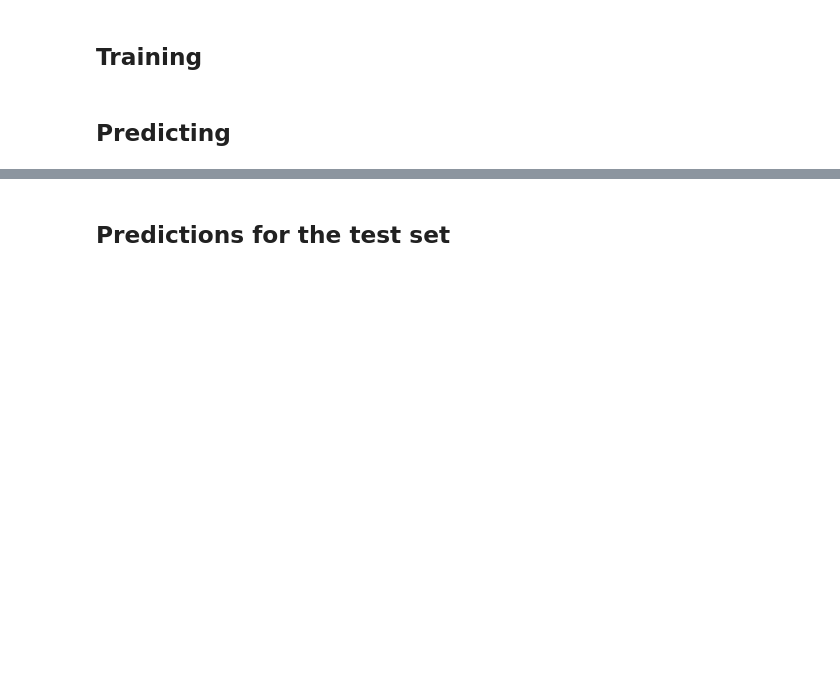
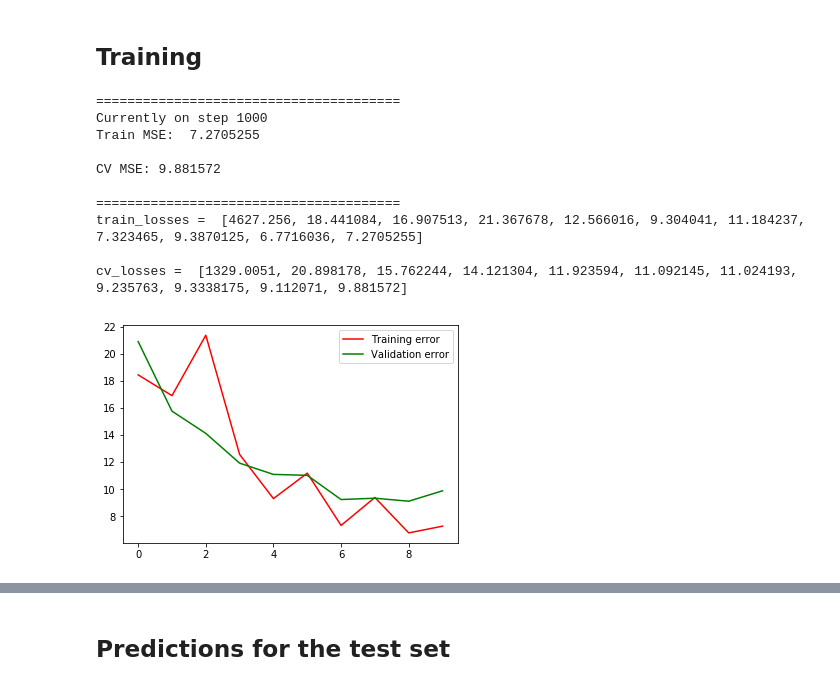
Before and after one commit to sgmig/ml_projects, a Jupyter notebook: kaggle/facial-keypoints-detection/facial_keypoints_CNN_training_Full_File.ipynb, the cells around one changed output, grey strips where cells are left out. Cells and saved outputs as stored; diff of their text form; code cells hidden in the pictures; blank space fills up the shorter version.

```diff
--- a/kaggle/facial-keypoints-detection/facial_keypoints_CNN_training_Full_File.ipynb
+++ b/kaggle/facial-keypoints-detection/facial_keypoints_CNN_training_Full_File.ipynb
@@ -230,10 +291,8 @@ keypoints_pred = normal_full_layer(full_one_dropout,30)
 # %%
-# LOSS FUNCTION
-
 masked_loss = tf.reduce_mean(tf.square(
-        tf.boolean_mask(keypoints_pred-keypoints_true, tf.is_finite(keypoints_true) )
+    tf.boolean_mask(keypoints_pred - keypoints_true,
+                        tf.is_finite(keypoints_true) )
     ))
-
 
 optimizer = tf.train.AdamOptimizer(learning_rate=lr)
 train = optimizer.minimize(masked_loss)
@@ -255,24 +307,27 @@ mean_keypoints_mse
 # %% [markdown]
 ## Training
 # %%
-num_steps = 5000
+num_steps = 1000
 
 fig = plt.figure()
 ax = fig.add_subplot(1, 1, 1)
 
 with tf.Session() as sess:
 
-    #sess.run(init)
-    saver.restore(sess, "./saved_models/keypoints_cnn_" + str(counter))
+    sess.run(init)
+    #saver.restore(sess, "./saved_models/keypoints_3_lay_cnn_" + str(counter))
+    #saver.restore(sess, "./saved_models/keypoints_3_lay_cnn_3")
     train_losses = []
     cv_losses = []
+
+
     for iteration in range(num_steps+1):
 
-        x_batch, keypoints_batch = next_batch(x_train, keypoints_train, 70)
+        x_batch, keypoints_batch = next_batch(x_train, keypoints_train, 32)
 
-        _ , train_loss = sess.run([train, masked_loss],
+        _ , train_loss= sess.run([train, masked_loss],
                                   feed_dict={x: x_batch, keypoints_true: keypoints_batch,
-                                             lr:0.0001, drop_rate:0.5})
+                                             lr:0.0005, drop_rate:0})
 
         # PRINT OUT A MESSAGE EVERY 100 STEPS
 
@@ -281,8 +336,8 @@ with tf.Session() as sess:
 
         if iteration%100 == 0:
 
-            cv_loss = sess.run(masked_loss,feed_dict={x:x_cv,keypoints_true:keypoints_cv,
-                                                      drop_rate:0})
+            cv_loss = sess.run(masked_loss, feed_dict={x:x_cv,keypoints_true:keypoints_cv,
+                                                         drop_rate:0})
 
             train_losses.append(train_loss)
             cv_losses.append(cv_loss)
@@ -295,35 +350,46 @@ with tf.Session() as sess:
 
             ax.cla()
             ax.plot(train_losses[1:], 'r', label = 'Training error')
             ax.plot(cv_losses[1:], 'g', label = 'Validation error')
             ax.legend()
             display(fig)
 
             print('=======================================')
             print('train_losses = ', train_losses, '\n')
             print('cv_losses = ', cv_losses)
+
             clear_output(wait = True)
 
     # printing final results
 
     print('=======================================')
     print('Currently on step {}'.format(iteration))
     print('Train MSE: ', train_loss, '\n')
     print('CV MSE:', cv_loss, '\n')
 
     ax.cla()
     ax.plot(train_losses[1:], 'r', label = 'Training error')
     ax.plot(cv_losses[1:], 'g', label = 'Validation error')
     ax.legend()
-    #display(fig)
+
 
     print('=======================================')
     print('train_losses = ', train_losses, '\n')
     print('cv_losses = ', cv_losses)
 
-    saver.save(sess, "./saved_models/keypoints_cnn_" + str(counter) )
-    #saver.save(sess, "./saved_models/keypoints_cnn_1"  )
+    #saver.save(sess, "./saved_models/keypoints_3_lay_cnn_" + str(counter) )
+    #saver.save(sess, "./saved_models/keypoints_3_lay_cnn_1"  )
     #counter +=1
     #print(counter)
+# %% [output]
+=======================================
+Currently on step 1000
+Train MSE:  7.2705255
+
+CV MSE: 9.881572
+
+=======================================
+train_losses =  [4627.256, 18.441084, 16.907513, 21.367678, 12.566016, 9.304041, 11.184237, 7.323465, 9.3870125, 6.7716036, 7.2705255]
+
+cv_losses =  [1329.0051, 20.898178, 15.762244, 14.121304, 11.923594, 11.092145, 11.024193, 9.235763, 9.3338175, 9.112071, 9.881572]
+[figure, added]
-# %% [markdown]
-## Predicting
```
Also changed, not shown: parts of 51 cells of this notebook.
